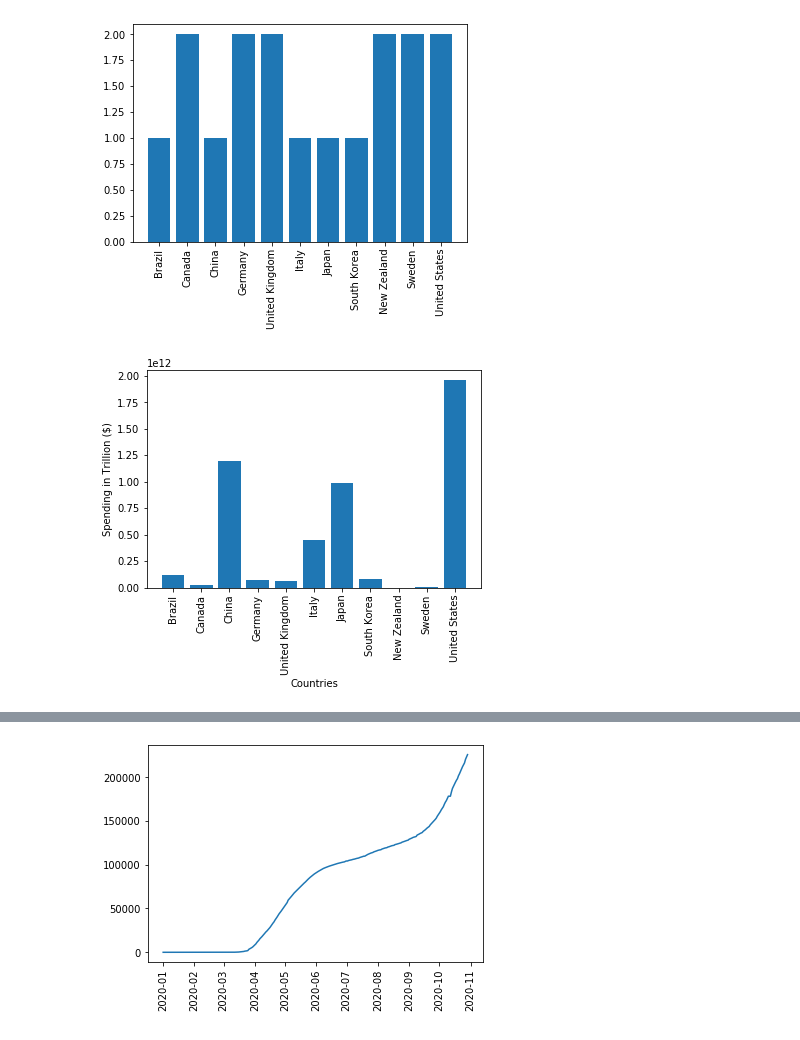
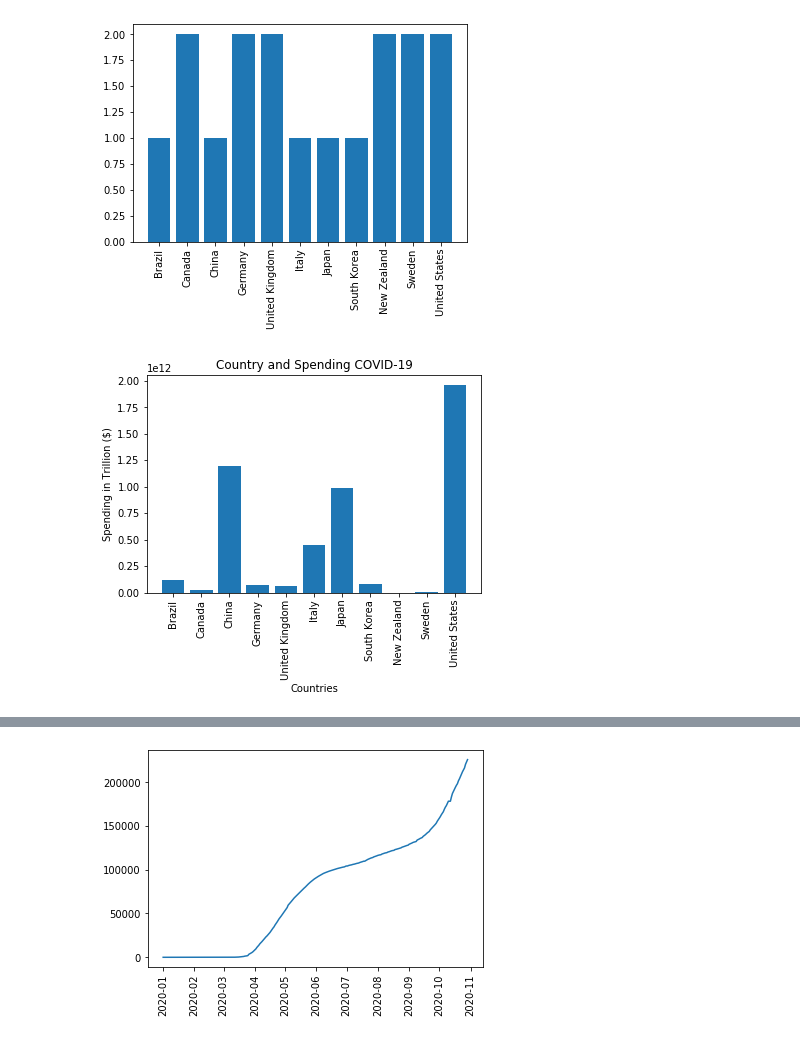
Before and after one commit to rejane-b/Project_1, a Jupyter notebook: Economics.ipynb, the cells around one changed output, grey strips where cells are left out. Cells and saved outputs as stored; diff of their text form; code cells hidden in the pictures.

Commit message:
update
graphs!

```diff
--- a/Economics.ipynb
+++ b/Economics.ipynb
@@ -147,8 +138,9 @@ plt.show()
 # %%
 plt.bar(df['CountryName'],df['E3_Fiscal measures'])
 plt.xticks(rotation='vertical')
+plt.title('Country and Spending COVID-19')
 plt.xlabel('Countries')
 plt.ylabel('Spending in Trillion ($)')
 plt.show()
 # %% [output]
-[figure, old version]
+[figure, new version]
```
Also changed, not shown: parts of 15 cells of this notebook.
